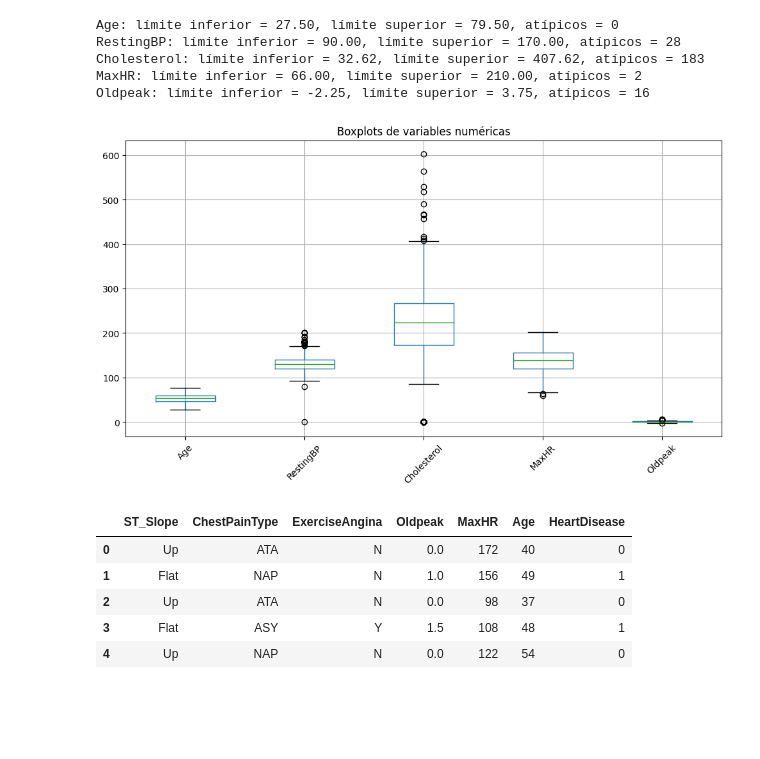
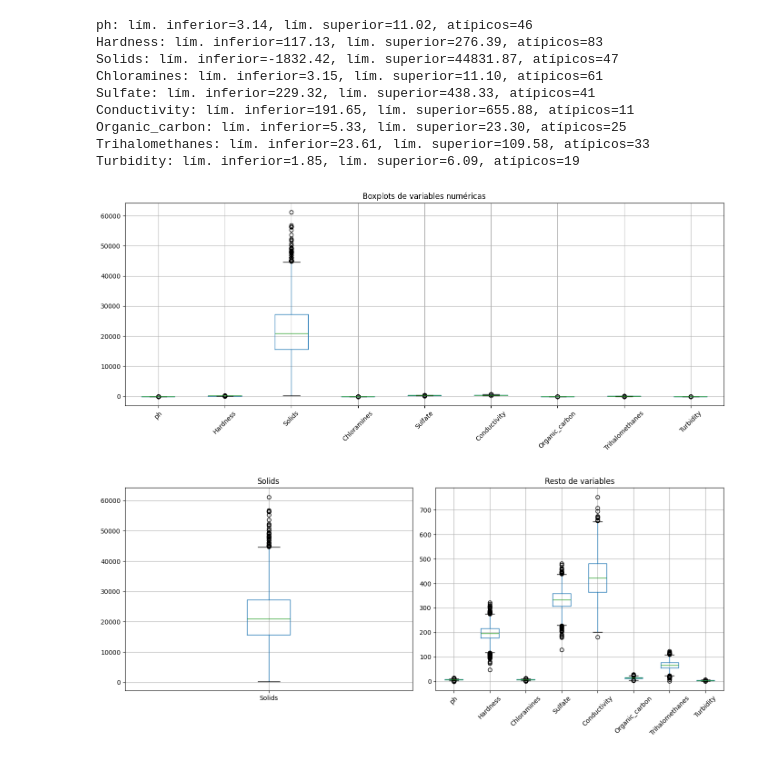
Before and after one commit to micaaau/tp-redes-neuronales, a Jupyter notebook: notebooks/01_analisis_base_datos.ipynb, the cells around one changed output. Saved outputs shown, nothing was run; the diff lists cells and outputs as text; code cells hidden in the pictures; blank space fills up the shorter version.

```diff
--- a/notebooks/01_analisis_base_datos.ipynb
+++ b/notebooks/01_analisis_base_datos.ipynb
@@ -12,6 +12,6 @@ import numpy as np
 import matplotlib.pyplot as plt
 import seaborn as sns
 # %%
-df = pd.read_csv("../data/heart.csv")
+df = pd.read_csv("../data/water_potability.csv")
 df.head()
 # %% [output]
@@ -143,54 +135,57 @@ Oldpeak valores iguales a 0: 368
 # %%
-columnas_numericas = ["Age", "RestingBP", "Cholesterol", "MaxHR", "Oldpeak"]
+# D)
+columnas_numericas = ["ph", "Hardness", "Solids", "Chloramines",
+                      "Sulfate", "Conductivity", "Organic_carbon",
+                      "Trihalomethanes", "Turbidity"]
 
 def detectar_atipicos_iqr(data, columna):
     q1 = data[columna].quantile(0.25)
     q3 = data[columna].quantile(0.75)
     iqr = q3 - q1
-
     limite_inferior = q1 - 1.5 * iqr
     limite_superior = q3 + 1.5 * iqr
-
     atipicos = data[(data[columna] < limite_inferior) | (data[columna] > limite_superior)]
-
     return limite_inferior, limite_superior, len(atipicos)
 
 for col in columnas_numericas:
     li, ls, cantidad = detectar_atipicos_iqr(df, col)
-    print(f"{col}: límite inferior = {li:.2f}, límite superior = {ls:.2f}, atípicos = {cantidad}")
+    print(f"{col}: lím. inferior={li:.2f}, lím. superior={ls:.2f}, atípicos={cantidad}")
 # %% [output]
-Age: límite inferior = 27.50, límite superior = 79.50, atípicos = 0
-RestingBP: límite inferior = 90.00, límite superior = 170.00, atípicos = 28
-Cholesterol: límite inferior = 32.62, límite superior = 407.62, atípicos = 183
-MaxHR: límite inferior = 66.00, límite superior = 210.00, atípicos = 2
-Oldpeak: límite inferior = -2.25, límite superior = 3.75, atípicos = 16
+ph: lím. inferior=3.14, lím. superior=11.02, atípicos=46
+Hardness: lím. inferior=117.13, lím. superior=276.39, atípicos=83
+Solids: lím. inferior=-1832.42, lím. superior=44831.87, atípicos=47
+Chloramines: lím. inferior=3.15, lím. superior=11.10, atípicos=61
+Sulfate: lím. inferior=229.32, lím. superior=438.33, atípicos=41
+Conductivity: lím. inferior=191.65, lím. superior=655.88, atípicos=11
+Organic_carbon: lím. inferior=5.33, lím. superior=23.30, atípicos=25
+Trihalomethanes: lím. inferior=23.61, lím. superior=109.58, atípicos=33
+Turbidity: lím. inferior=1.85, lím. superior=6.09, atípicos=19
 # %%
-plt.figure(figsize=(12, 6))
-df[columnas_numericas].boxplot()
-plt.title("Boxplots de variables numéricas")
+fig, ax = plt.subplots(figsize=(14, 6))
+df[columnas_numericas].boxplot(ax=ax)
+ax.set_title("Boxplots de variables numéricas")
 plt.xticks(rotation=45)
+plt.tight_layout()
 plt.show()
 # %% [output]
-[figure, old version]
+[figure, new version]
 # %%
-columnas_seleccionadas = [
-    "ST_Slope",
-    "ChestPainType",
-    "ExerciseAngina",
-    "Oldpeak",
-    "MaxHR",
-    "Age",
-    "HeartDisease"
-]
+# Graficamos Solids aparte y el resto junto
+fig, (ax1, ax2) = plt.subplots(1, 2, figsize=(14, 6))
 
-df_limpio = df[columnas_seleccionadas].copy()
+# Solo Solids
+df[["Solids"]].boxplot(ax=ax1)
+ax1.set_title("Solids")
 
-df_limpio.head()
+# El resto sin Solids
+otras = ["ph", "Hardness", "Chloramines", "Sulfate",
+         "Conductivity", "Organic_carbon", "Trihalomethanes", "Turbidity"]
+df[otras].boxplot(ax=ax2)
+ax2.set_title("Resto de variables")
+ax2.tick_params(axis='x', rotation=45)
+
+plt.tight_layout()
+plt.show()
 # %% [output]
-|  | ST_Slope | ChestPainType | ExerciseAngina | Oldpeak | MaxHR | Age | HeartDisease |
-| 0 | Up | ATA | N | 0.0 | 172 | 40 | 0 |
-| 1 | Flat | NAP | N | 1.0 | 156 | 49 | 1 |
-| 2 | Up | ATA | N | 0.0 | 98 | 37 | 0 |
-| 3 | Flat | ASY | Y | 1.5 | 108 | 48 | 1 |
-| 4 | Up | NAP | N | 0.0 | 122 | 54 | 0 |
+[figure, added]
 # %%
```
Also changed, not shown: parts of 18 cells of this notebook, 9 other files.
